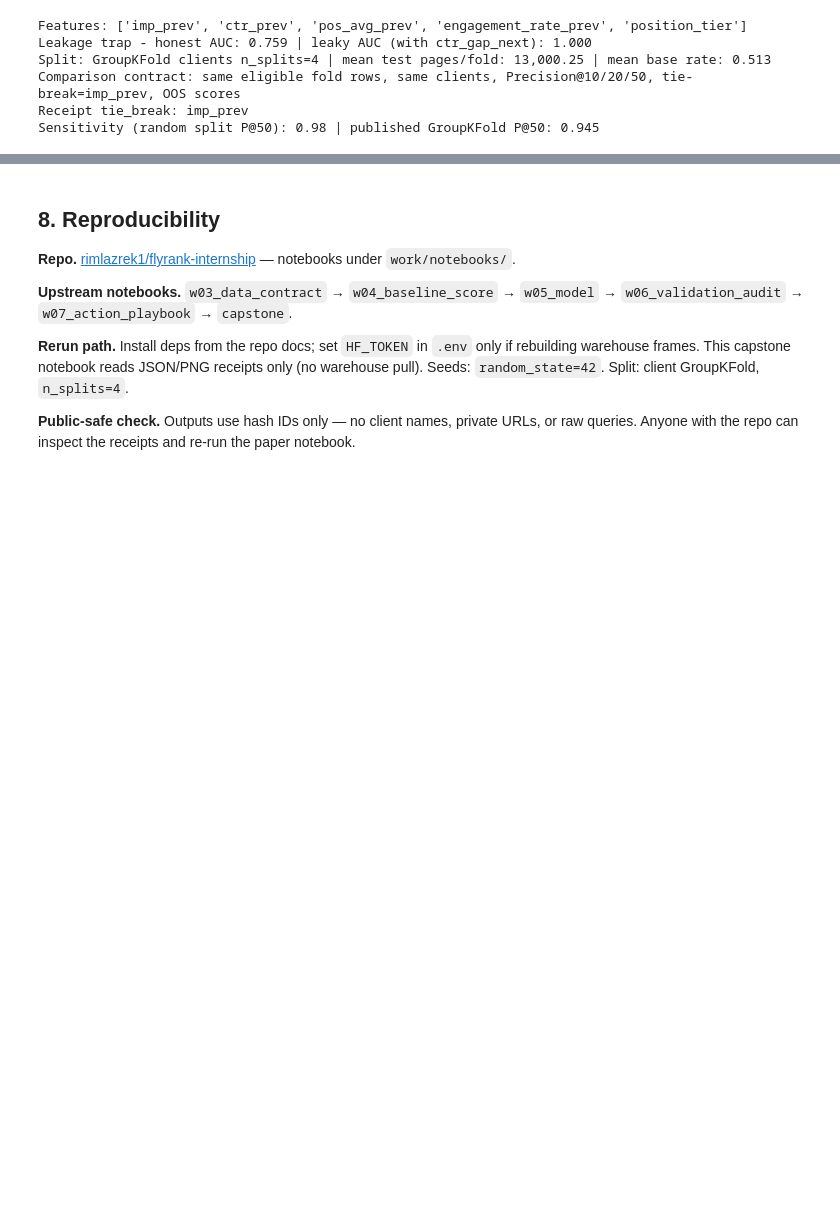
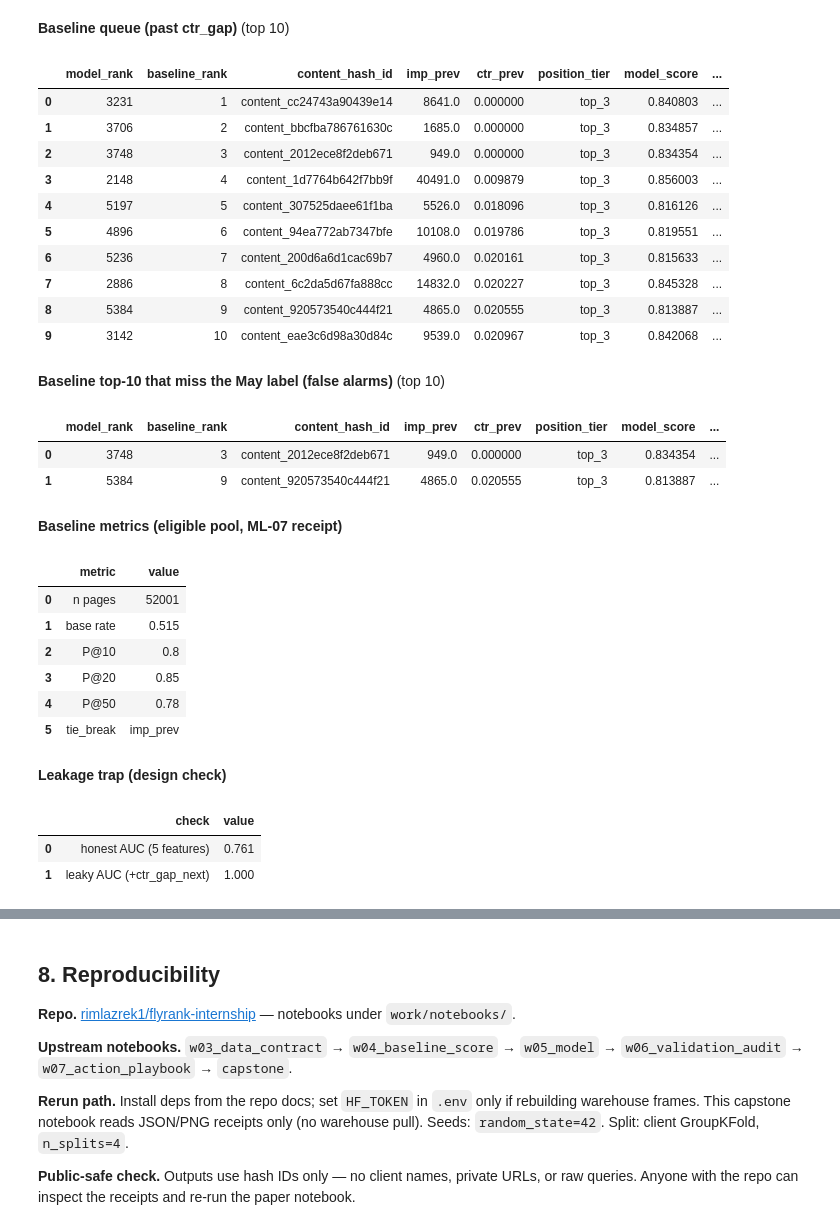
Before and after one commit to rimlazrek1/flyrank-internship, a Jupyter notebook: work/notebooks/capstone.ipynb, the cells around one changed output, grey strips where cells are left out. Drawn from its saved outputs; the diff is of its cells as text; code cells hidden in the pictures; blank space fills up the shorter version.

```diff
--- a/work/notebooks/capstone.ipynb
+++ b/work/notebooks/capstone.ipynb
@@ -135,29 +145,61 @@ data_summary
 # %%
-print("Features:", playbook["features"])
-print(
-    f"Leakage trap - honest AUC: {leakage['auc_honest']:.3f} | "
-    f"leaky AUC (with {leakage['leaky_feature']}): {leakage['auc_leaky']:.3f}"
+show_top10(queue, "Baseline queue (past ctr_gap)", by="baseline_rank")
+
+weak_base = queue.nsmallest(10, "baseline_rank")
+weak_base = weak_base[weak_base["is_ctr_underperformer"] == 0]
+if len(weak_base):
+    show_top10(weak_base, "Baseline top-10 that miss the May label (false alarms)", by="baseline_rank")
+
+display(Markdown("**Baseline metrics (eligible pool, ML-07 receipt)**"))
+display(
+    pd.DataFrame(
+        [
+            {"metric": "n pages", "value": baseline["n"]},
+            {"metric": "base rate", "value": round(baseline["base_rate"], 3)},
+            {"metric": "P@10", "value": baseline["precision_at_10"]},
+            {"metric": "P@20", "value": baseline["precision_at_20"]},
+            {"metric": "P@50", "value": baseline["precision_at_50"]},
+            {"metric": "tie_break", "value": baseline["tie_break"]},
+        ]
+    )
 )
-print(
-    f"Split: {model_vs['split']} | "
-    f"mean test pages/fold: {methods_mean.loc['logistic regression', 'n_test_pages_mean']:,.2f} | "
-    f"mean base rate: {methods_mean.loc['logistic regression', 'base_rate_mean']:.3f}"
+
+display(Markdown("**Leakage trap (design check)**"))
+display(
+    pd.DataFrame(
+        [
+            {"check": "honest AUC (5 features)", "value": round(leakage["auc_honest"], 3)},
+            {"check": f"leaky AUC (+{leakage['leaky_feature']})", "value": leakage["auc_leaky"]},
+        ]
+    )
 )
-print(
-    "Comparison contract: same eligible fold rows, same clients, "
-    "Precision@10/20/50, tie-break=imp_prev, OOS scores"
-)
-print(f"Receipt tie_break: {model_vs['tie_break']}")
-print(
-    f"Sensitivity (random split P@50): "
-    f"{claims['random_split_for_gap_only']['precision_at_50']:.2f} "
-    f"| published GroupKFold P@50: {claims['honest_split']['precision_at_50']:.3f}"
-)
 # %% [output]
-Features: ['imp_prev', 'ctr_prev', 'pos_avg_prev', 'engagement_rate_prev', 'position_tier']
-Leakage trap - honest AUC: 0.759 | leaky AUC (with ctr_gap_next): 1.000
-Split: GroupKFold clients n_splits=4 | mean test pages/fold: 13,000.25 | mean base rate: 0.513
-Comparison contract: same eligible fold rows, same clients, Precision@10/20/50, tie-break=imp_prev, OOS scores
-Receipt tie_break: imp_prev
-Sensitivity (random split P@50): 0.98 | published GroupKFold P@50: 0.945
+**Baseline queue (past ctr_gap)** (top 10)
+|  | model_rank | baseline_rank | content_hash_id | imp_prev | ctr_prev | position_tier | model_score | ... |
+| 0 | 3231 | 1 | content_cc24743a90439e14 | 8641.0 | 0.000000 | top_3 | 0.840803 | ... |
+| 1 | 3706 | 2 | content_bbcfba786761630c | 1685.0 | 0.000000 | top_3 | 0.834857 | ... |
+| 2 | 3748 | 3 | content_2012ece8f2deb671 | 949.0 | 0.000000 | top_3 | 0.834354 | ... |
+| 3 | 2148 | 4 | content_1d7764b642f7bb9f | 40491.0 | 0.009879 | top_3 | 0.856003 | ... |
+| 4 | 5197 | 5 | content_307525daee61f1ba | 5526.0 | 0.018096 | top_3 | 0.816126 | ... |
+| 5 | 4896 | 6 | content_94ea772ab7347bfe | 10108.0 | 0.019786 | top_3 | 0.819551 | ... |
+| 6 | 5236 | 7 | content_200d6a6d1cac69b7 | 4960.0 | 0.020161 | top_3 | 0.815633 | ... |
+| 7 | 2886 | 8 | content_6c2da5d67fa888cc | 14832.0 | 0.020227 | top_3 | 0.845328 | ... |
+| 8 | 5384 | 9 | content_920573540c444f21 | 4865.0 | 0.020555 | top_3 | 0.813887 | ... |
+| 9 | 3142 | 10 | content_eae3c6d98a30d84c | 9539.0 | 0.020967 | top_3 | 0.842068 | ... |
+**Baseline top-10 that miss the May label (false alarms)** (top 10)
+|  | model_rank | baseline_rank | content_hash_id | imp_prev | ctr_prev | position_tier | model_score | ... |
+| 0 | 3748 | 3 | content_2012ece8f2deb671 | 949.0 | 0.000000 | top_3 | 0.834354 | ... |
+| 1 | 5384 | 9 | content_920573540c444f21 | 4865.0 | 0.020555 | top_3 | 0.813887 | ... |
+**Baseline metrics (eligible pool, ML-07 receipt)**
+|  | metric | value |
+| 0 | n pages | 52001 |
+| 1 | base rate | 0.515 |
+| 2 | P@10 | 0.8 |
+| 3 | P@20 | 0.85 |
+| 4 | P@50 | 0.78 |
+| 5 | tie_break | imp_prev |
+**Leakage trap (design check)**
+|  | check | value |
+| 0 | honest AUC (5 features) | 0.761 |
+| 1 | leaky AUC (+ctr_gap_next) | 1.000 |
 # %% [markdown]
```
Also changed, not shown: parts of 16 cells of this notebook, 8 other files.
